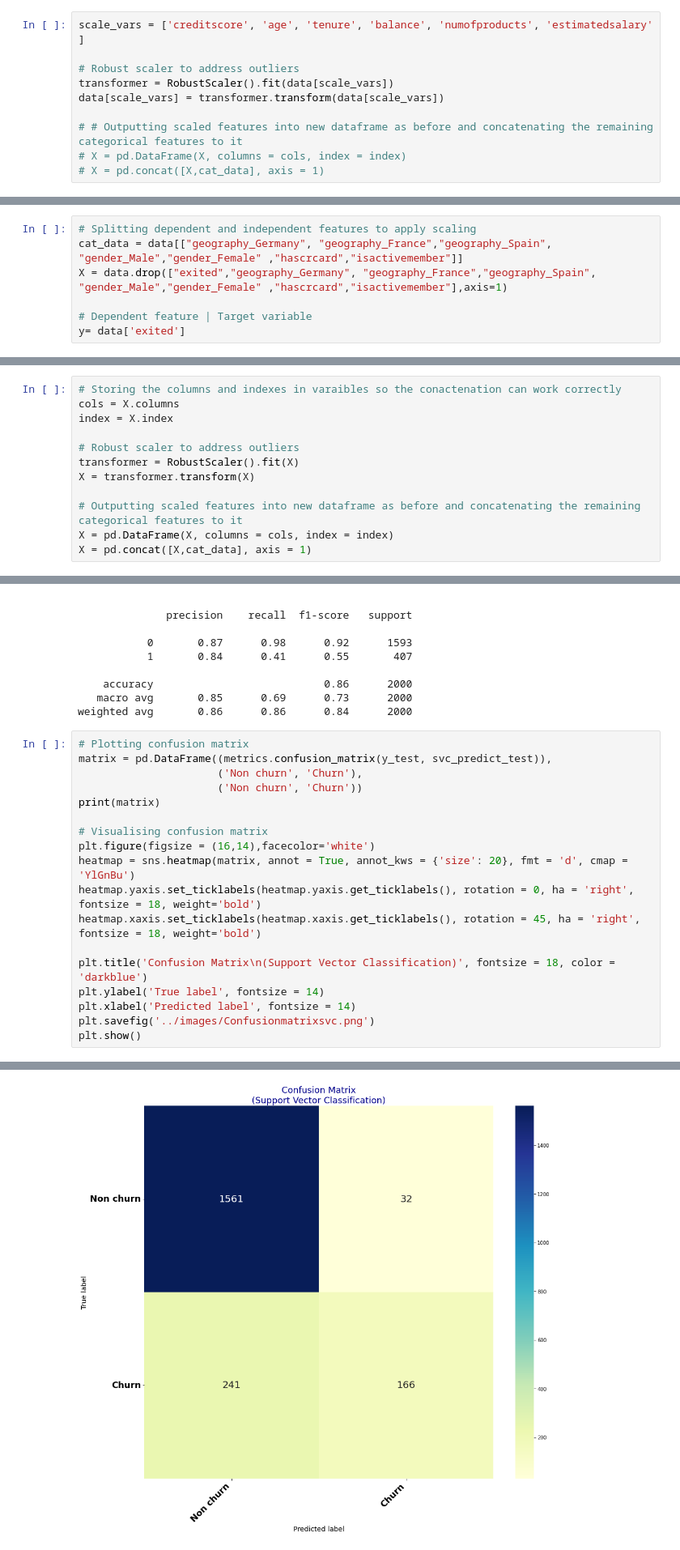
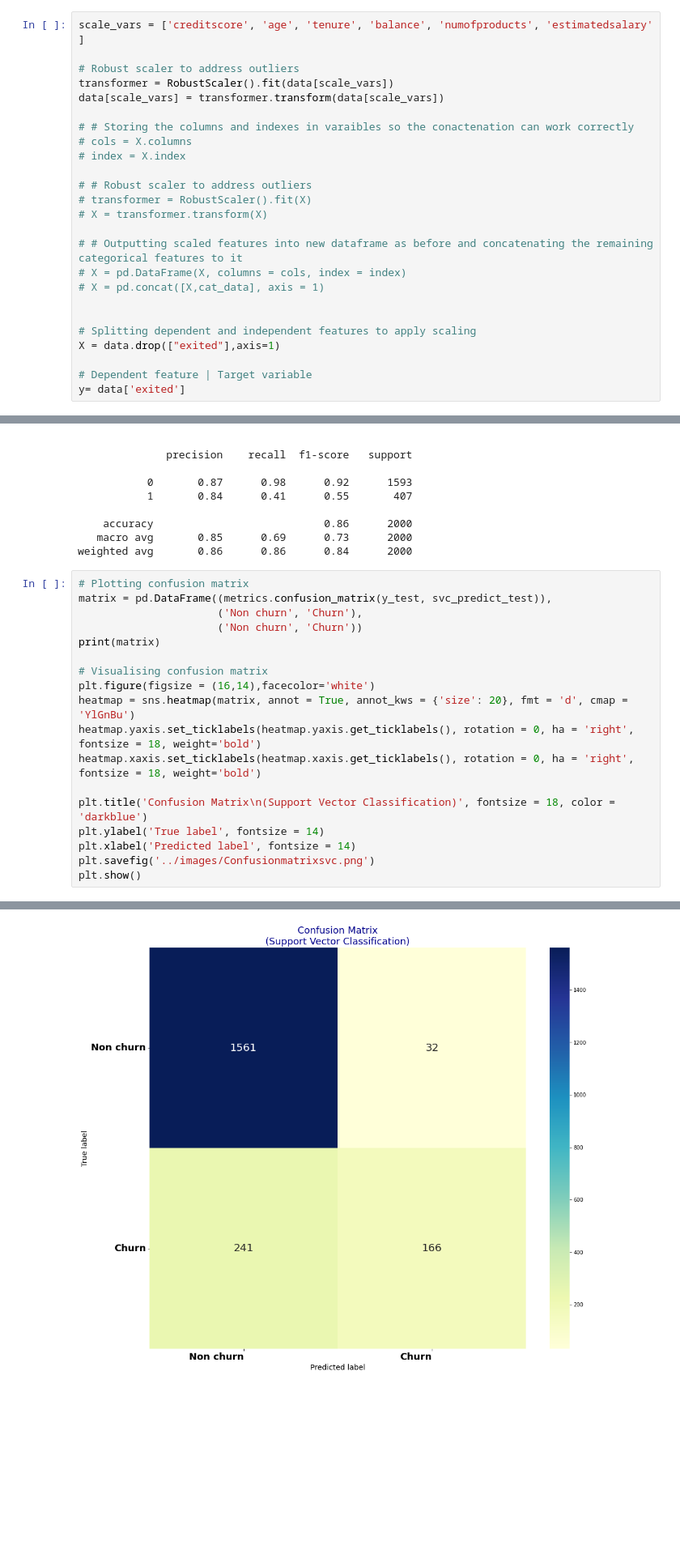
Before and after one commit to MattithyahuData/P2-Bank-churn-prediction, a Jupyter notebook: Code/P2_Code.ipynb, the cells around one changed output, grey strips where cells are left out. Shown: that part at 81% size. Drawn from its saved outputs; the diff is of its cells as text; blank space fills up the shorter version.

```diff
--- a/Code/P2_Code.ipynb
+++ b/Code/P2_Code.ipynb
@@ -347,6 +347,21 @@ scale_vars = ['creditscore', 'age', 'tenure', 'balance', 'numofproducts', 'estim
 transformer = RobustScaler().fit(data[scale_vars])
 data[scale_vars] = transformer.transform(data[scale_vars])
 
+# # Storing the columns and indexes in varaibles so the conactenation can work correctly
+# cols = X.columns
+# index = X.index
+
+# # Robust scaler to address outliers
+# transformer = RobustScaler().fit(X)
+# X = transformer.transform(X)
+
 # # Outputting scaled features into new dataframe as before and concatenating the remaining categorical features to it
 # X = pd.DataFrame(X, columns = cols, index = index)
 # X = pd.concat([X,cat_data], axis = 1)
+
+
+# Splitting dependent and independent features to apply scaling
+X = data.drop(["exited"],axis=1)
+
+# Dependent feature | Target variable
+y= data['exited']
@@ -369,7 +367,0 @@ data
-# %%
-# Splitting dependent and independent features to apply scaling
-cat_data = data[["geography_Germany", "geography_France","geography_Spain", "gender_Male","gender_Female" ,"hascrcard","isactivemember"]]
-X = data.drop(["exited","geography_Germany", "geography_France","geography_Spain", "gender_Male","gender_Female" ,"hascrcard","isactivemember"],axis=1)
-
-# Dependent feature | Target variable
-y= data['exited']
@@ -386,15 +368,3 @@ X.head()
-# %%
-# Storing the columns and indexes in varaibles so the conactenation can work correctly
-cols = X.columns
-index = X.index
-
-# Robust scaler to address outliers
-transformer = RobustScaler().fit(X)
-X = transformer.transform(X)
-
-# Outputting scaled features into new dataframe as before and concatenating the remaining categorical features to it
-X = pd.DataFrame(X, columns = cols, index = index)
-X = pd.concat([X,cat_data], axis = 1)
 # %%
 # Viewing first 5 rows of data
 X.head()
@@ -660,26 +630,26 @@ weighted avg       0.86      0.86      0.84      2000
 # %%
 # Plotting confusion matrix
 matrix = pd.DataFrame((metrics.confusion_matrix(y_test, svc_predict_test)),
                       ('Non churn', 'Churn'),
                       ('Non churn', 'Churn'))
 print(matrix)
 
 # Visualising confusion matrix
 plt.figure(figsize = (16,14),facecolor='white')
 heatmap = sns.heatmap(matrix, annot = True, annot_kws = {'size': 20}, fmt = 'd', cmap = 'YlGnBu')
 heatmap.yaxis.set_ticklabels(heatmap.yaxis.get_ticklabels(), rotation = 0, ha = 'right', fontsize = 18, weight='bold')
-heatmap.xaxis.set_ticklabels(heatmap.xaxis.get_ticklabels(), rotation = 45, ha = 'right', fontsize = 18, weight='bold')
+heatmap.xaxis.set_ticklabels(heatmap.xaxis.get_ticklabels(), rotation = 0, ha = 'right', fontsize = 18, weight='bold')
 
 plt.title('Confusion Matrix\n(Support Vector Classification)', fontsize = 18, color = 'darkblue')
 plt.ylabel('True label', fontsize = 14)
 plt.xlabel('Predicted label', fontsize = 14)
 plt.savefig('../images/Confusionmatrixsvc.png')
 plt.show()
 # %% [output]
            Non churn  Churn
 Non churn       1561     32
 Churn            241    166
-[figure, old version]
+[figure, new version]
 # %% [markdown]
 #### **Random Forest Classifier**
 # %%
```
Also changed, not shown: parts of 12 cells of this notebook, 5 other files.
